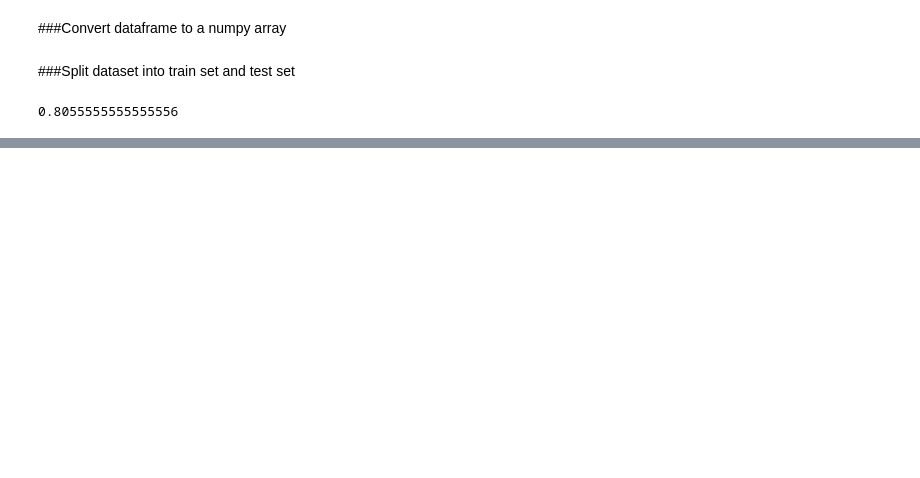
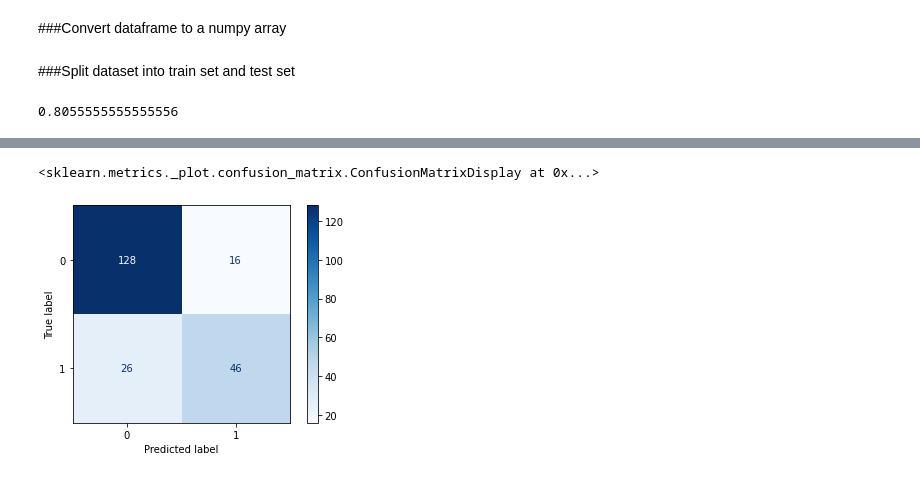
Before and after one commit to araghuwanshi19/pima_indians_diabetes_classification, a Jupyter notebook: pima_indians_diabetes_classification.ipynb, the cells around one changed output, grey strips where cells are left out. Drawn from its saved outputs; the diff is of its cells as text; code cells hidden in the pictures; blank space fills up the shorter version.

```diff
--- a/pima_indians_diabetes_classification.ipynb
+++ b/pima_indians_diabetes_classification.ipynb
@@ -260,0 +319,5 @@ array([[127,  25],
+# %%
+plot_confusion_matrix(log_reg,X_test,y_test,cmap='Blues')
+# %% [output]
+<sklearn.metrics._plot.confusion_matrix.ConfusionMatrixDisplay at 0x...>
+[figure, added]
```
Also changed, not shown: parts of 17 cells of this notebook.
